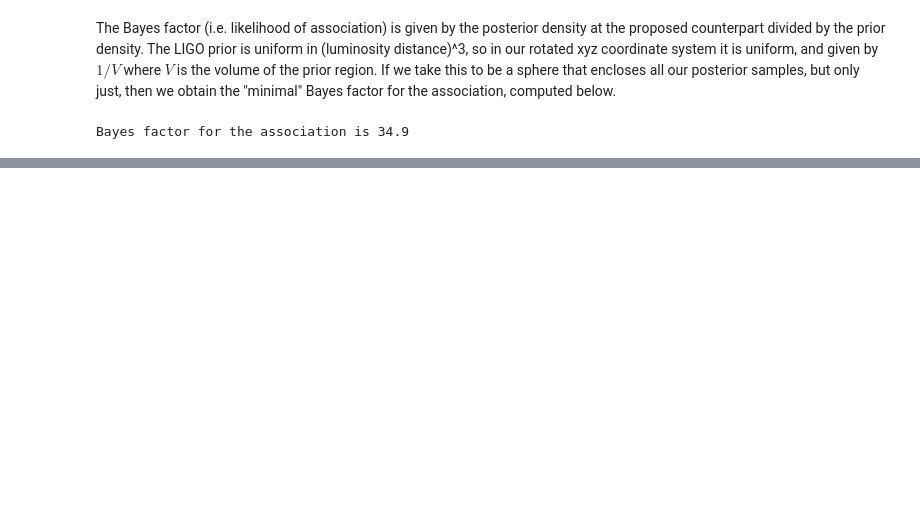
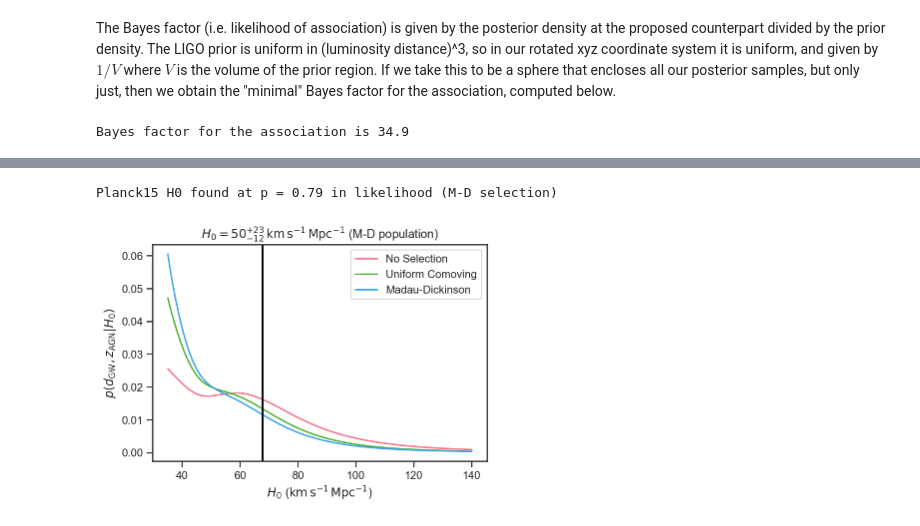
Before and after one commit to farr/GW190521Sky, a Jupyter notebook: CounterpartSky.ipynb, the cells around one changed output, grey strips where cells are left out. Drawn from its saved outputs; the diff is of its cells as text; code cells hidden in the pictures; blank space fills up the shorter version.

```diff
--- a/CounterpartSky.ipynb
+++ b/CounterpartSky.ipynb
@@ -285,0 +345,19 @@ Bayes factor for the association is 34.9
+# %%
+with sns.color_palette('husl', n_colors=3):
+    plot(H0_of_d, p_H0, label='No Selection')
+    plot(H0_of_d, p_H0_unif, label='Uniform Comoving')
+    plot(H0_of_d, p_H0_MD, label='Madau-Dickinson')
+    axvline(Planck15.H0.to(u.km/u.s/u.Mpc).value, color='k')
+    xlabel(r'$H_0$ ($\mathrm{km} \, \mathrm{s}^{-1} \, \mathrm{Mpc}^{-1}$)')
+    ylabel(r'$p\left( d_\mathrm{GW}, z_\mathrm{AGN} | H_0 \right)$')
+
+    c_H0 = cumtrapz(p_H0_MD, H0_of_d, initial=0)
+    print('Planck15 H0 found at p = {:.2f} in likelihood (M-D selection)'.format(interp(Planck15.H0.to(u.km/u.s/u.Mpc).value, H0_of_d, c_H0)))
+    m = interp(0.5, c_H0, H0_of_d)
+    l = interp(0.16, c_H0, H0_of_d)
+    h = interp(0.84, c_H0, H0_of_d)
+    title(r'$H_0 = {:.0f}^{{+{:.0f}}}_{{-{:.0f}}} \, \mathrm{{km}} \, \mathrm{{s}}^{{-1}} \, \mathrm{{Mpc}}^{{-1}}$ (M-D population)'.format(m, h-m, m-l))
+    legend(loc='best')
+# %% [output]
+Planck15 H0 found at p = 0.79 in likelihood (M-D selection)
+[figure, added]
```
Also changed, not shown: parts of 12 cells of this notebook.
